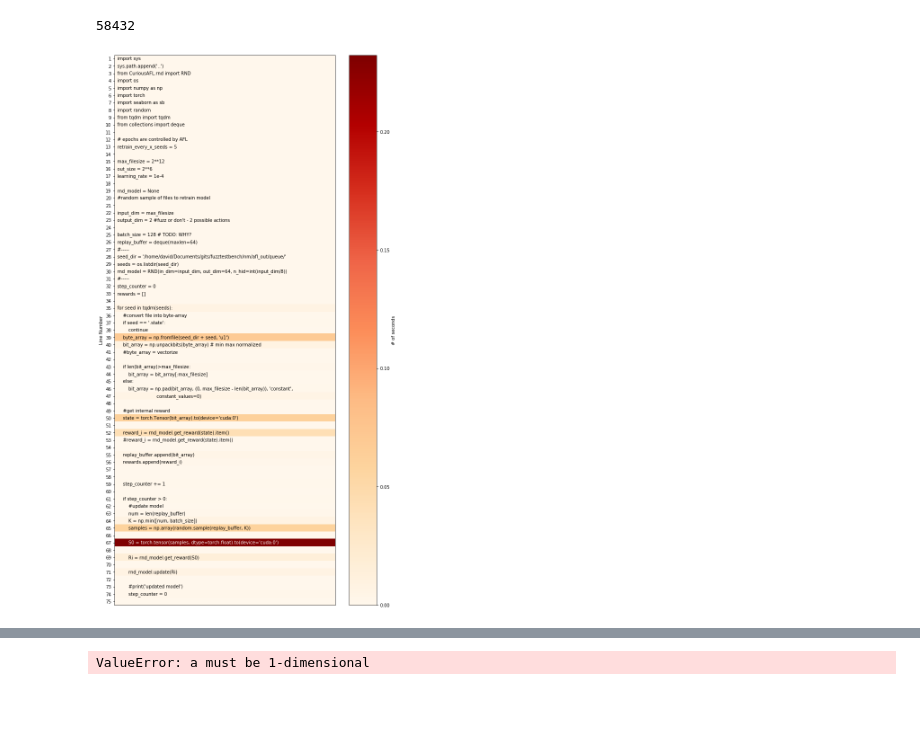
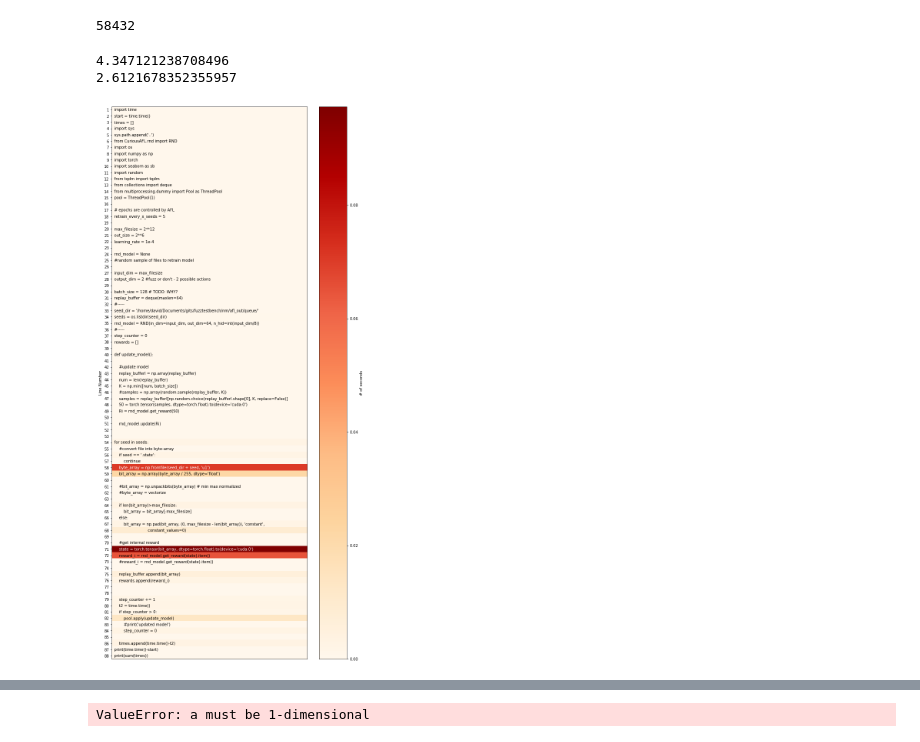
Before and after one commit to ackdav/CuriousAFL, a Jupyter notebook: Notebooks/RND.ipynb, the cells around one changed output, grey strips where cells are left out. Saved outputs shown, nothing was run; the diff lists cells and outputs as text; code cells hidden in the pictures; blank space fills up the shorter version.

Commit message:
mostly graphs, minor refactoring

```diff
--- a/Notebooks/RND.ipynb
+++ b/Notebooks/RND.ipynb
@@ -81,6 +81,9 @@ len(bit_array)
 58432
 # %%
 %%heat
+import time
+start = time.time()
+times = []
 import sys
 sys.path.append('..')
 from CuriousAFL.rnd import RND
@@ -91,6 +94,8 @@ import seaborn as sb
 import random
 from tqdm import tqdm
 from collections import deque
+from multiprocessing.dummy import Pool as ThreadPool
+pool = ThreadPool(1)
 
 # epochs are controlled by AFL
 retrain_every_x_seeds = 5
@@ -113,47 +118,58 @@ seeds = os.listdir(seed_dir)
 rnd_model = RND(in_dim=input_dim, out_dim=64, n_hid=int(input_dim/8))
 #-----
 step_counter = 0
 rewards = []
 
-for seed in tqdm(seeds):
+def update_model():
+
+    #update model
+    replay_bufferl = np.array(replay_buffer)
+    num = len(replay_buffer)
+    K = np.min([num, batch_size])
+    #samples = np.array(random.sample(replay_buffer, K))
+    samples = replay_bufferl[np.random.choice(replay_bufferl.shape[0], K, replace=False)]
+    S0 = torch.tensor(samples, dtype=torch.float).to(device='cuda:0')
+    Ri = rnd_model.get_reward(S0)
+
+    rnd_model.update(Ri)
+
+
+for seed in seeds:
     #convert file into byte-array
     if seed == '.state':
         continue
     byte_array = np.fromfile(seed_dir + seed, 'u1')
-    bit_array = np.unpackbits(byte_array) # min max normalized
+    bit_array = np.array(byte_array / 255, dtype='float')
+
+    #bit_array = np.unpackbits(byte_array) # min max normalized
     #byte_array = vectorize
 
     if len(bit_array)>max_filesize:
         bit_array = bit_array[:max_filesize]
     else:
         bit_array = np.pad(bit_array, (0, max_filesize - len(bit_array)), 'constant',
                             constant_values=0)
 
     #get internal reward
-    state = torch.Tensor(bit_array).to(device='cuda:0')
-
+    state = torch.tensor(bit_array, dtype=torch.float).to(device='cuda:0')
     reward_i = rnd_model.get_reward(state).item()
     #reward_i = rnd_model.get_reward(state).item()
 
     replay_buffer.append(bit_array)
     rewards.append(reward_i)
 
 
     step_counter += 1
-
+    t2 = time.time()
     if step_counter > 0:
-        #update model
-        num = len(replay_buffer)
-        K = np.min([num, batch_size])
-        samples = np.array(random.sample(replay_buffer, K))
-
-        S0 = torch.tensor(samples, dtype=torch.float).to(device='cuda:0')
-
-        Ri = rnd_model.get_reward(S0)
-
-        rnd_model.update(Ri)
-
+        pool.apply(update_model)
         #print('updated model')
         step_counter = 0
+
+    times.append(time.time()-t2)
+print(time.time()-start)
+print(sum(times))
 # %% [output]
+4.347121238708496
+2.6121678352355957
-[figure, old version]
+[figure, new version]
```
Also changed, not shown: parts of 5 cells of this notebook, 13 other files.
